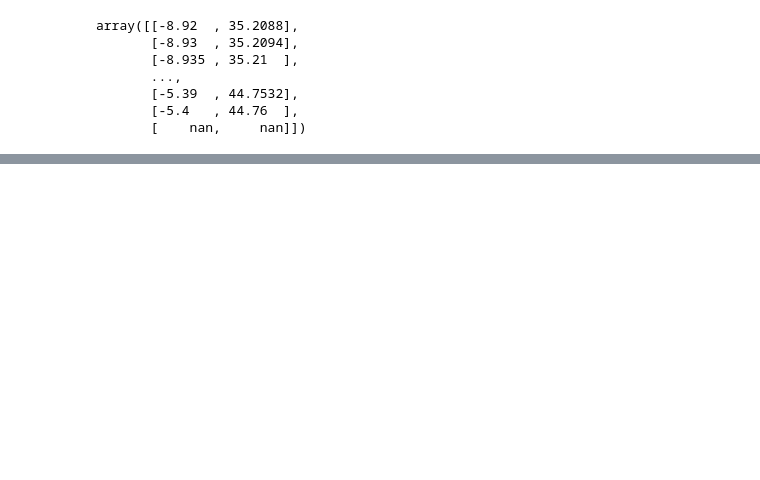
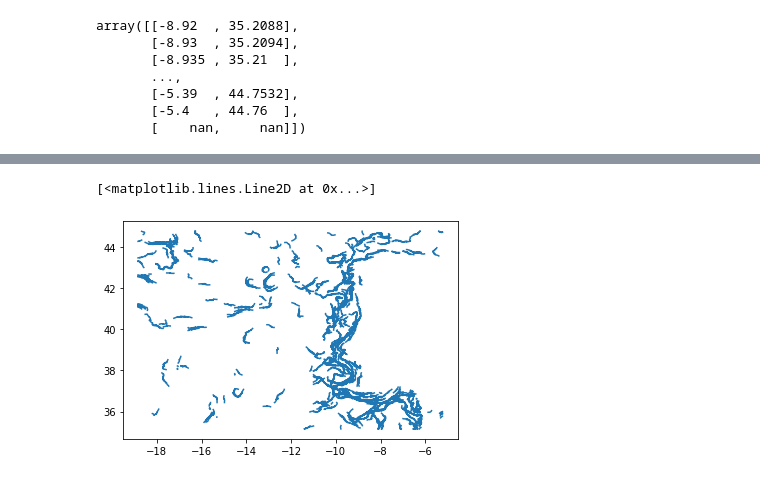
Before and after one commit to CoLAB-ATLANTIC/JUNO, a Jupyter notebook: notebooks/CayulaCornillon_SIED.ipynb, the cells around one changed output, grey strips where cells are left out. Saved outputs shown, nothing was run; the diff lists cells and outputs as text; code cells hidden in the pictures; blank space fills up the shorter version.

```diff
--- a/notebooks/CayulaCornillon_SIED.ipynb
+++ b/notebooks/CayulaCornillon_SIED.ipynb
@@ -466,3 +469,9 @@ array([[-8.92  , 35.2088],
        [-5.39  , 44.7532],
        [-5.4   , 44.76  ],
        [    nan,     nan]])
+# %%
+x = np.array([])
+y = np.array([])
+# %%
+x = np.append(x, xdata_final)
+y = np.append(y, ydata_final)
@@ -468,0 +483,8 @@ array([[-8.92  , 35.2088],
+# %%
+x = np.append(x, xdata_final2)
+y = np.append(y, ydata_final2)
+# %%
+plt.plot(x,y)
+# %% [output]
+[<matplotlib.lines.Line2D at 0x...>]
+[figure, added]
```
Also changed, not shown: parts of 13 cells of this notebook, 1 other file.
